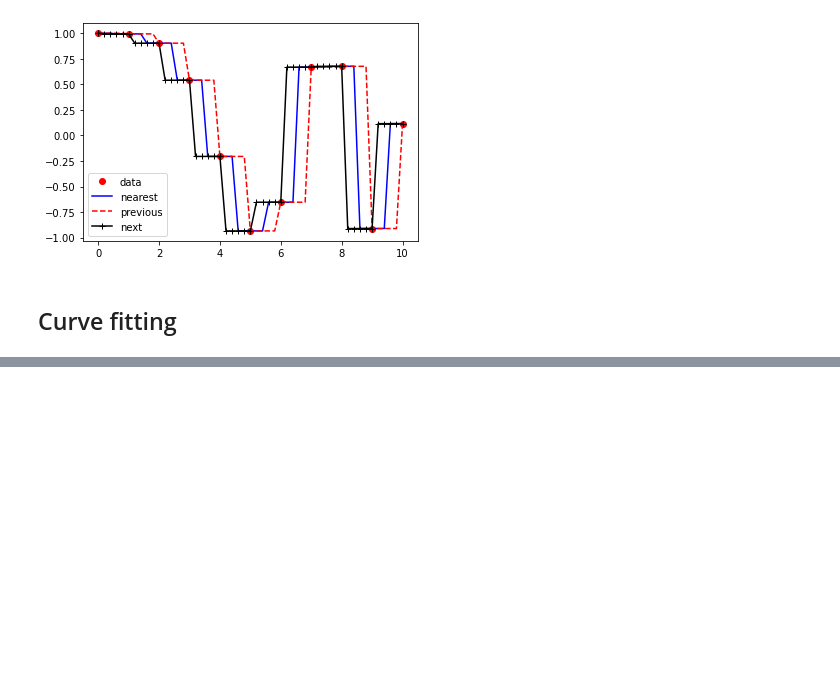
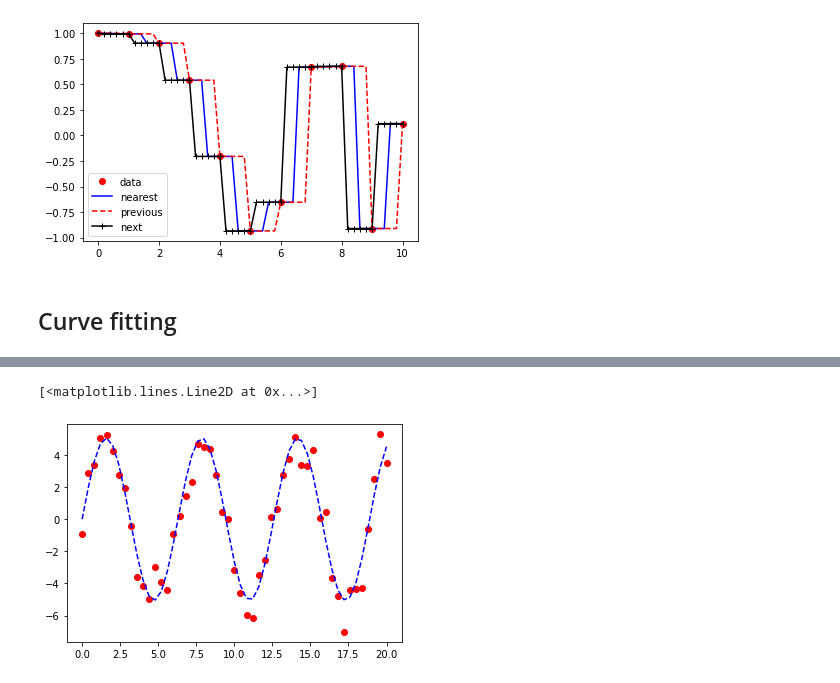
Before and after one commit to timplab/bcmb_bootcamp, a Jupyter notebook: day5/notebooks/fitting.ipynb, the cells around one changed output, grey strips where cells are left out. Cells and saved outputs as stored; diff of their text form; code cells hidden in the pictures; blank space fills up the shorter version.

```diff
--- a/day5/fitting.ipynb
+++ b/day5/notebooks/fitting.ipynb
@@ -147,0 +174,6 @@ We can use `curve_fit` from `scipy.optimize`
+# %%
+plt.plot(x,y, 'ro')
+plt.plot(x,y_fit, 'b--')
+# %% [output]
+[<matplotlib.lines.Line2D at 0x...>]
+[figure, added]
```
Also changed, not shown: parts of 30 cells of this notebook, 5 other files.
